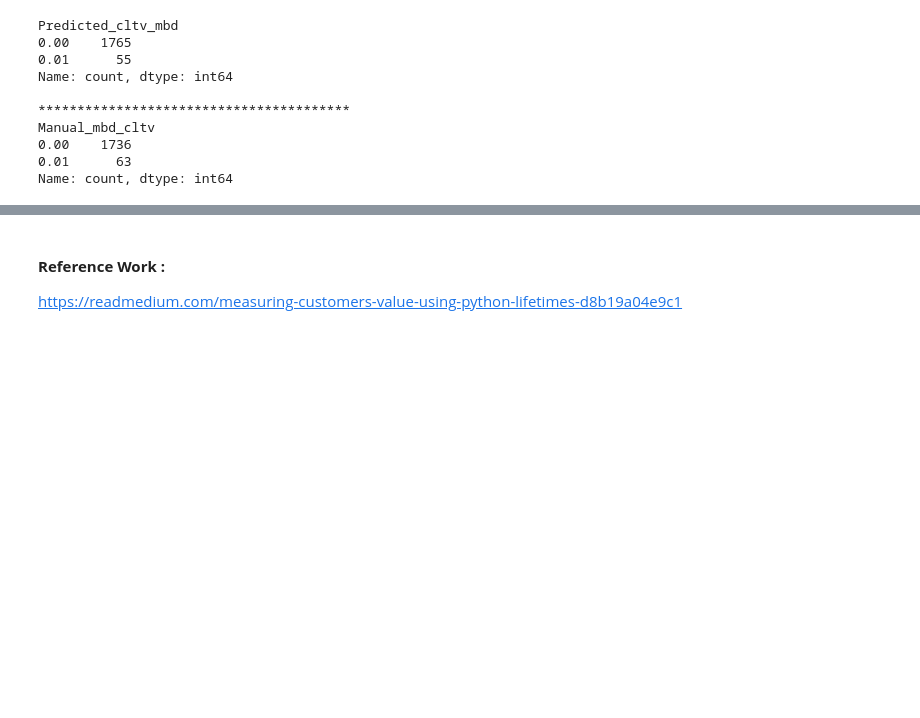
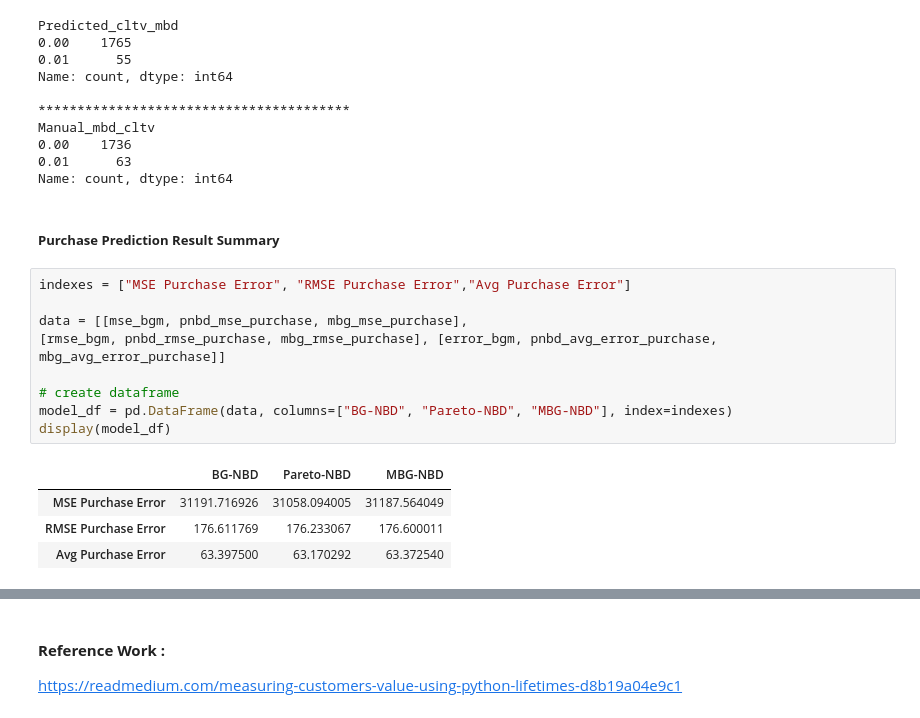
Before and after one commit to annugit1655/Customer-Behaviour-Analysis-with-CLTV, a Jupyter notebook: notebooks/04-CLTV-Probabilistic-models.ipynb, the cells around one changed output, grey strips where cells are left out. Cells and saved outputs as stored; diff of their text form; blank space fills up the shorter version.

```diff
--- a/notebooks/04-CLTV-Probabilistic-models.ipynb
+++ b/notebooks/04-CLTV-Probabilistic-models.ipynb
@@ -1494,3 +1496,19 @@ Manual_mbd_cltv
 0.00    1736
 0.01      63
 Name: count, dtype: int64
+# %% [markdown]
+##### **Purchase Prediction Result Summary**
+# %%
+indexes = ["MSE Purchase Error", "RMSE Purchase Error","Avg Purchase Error"]
+
+data = [[mse_bgm, pnbd_mse_purchase, mbg_mse_purchase],
+[rmse_bgm, pnbd_rmse_purchase, mbg_rmse_purchase], [error_bgm, pnbd_avg_error_purchase, mbg_avg_error_purchase]]
+
+# create dataframe
+model_df = pd.DataFrame(data, columns=["BG-NBD", "Pareto-NBD", "MBG-NBD"], index=indexes)
+display(model_df)
+# %% [output]
+|  | BG-NBD | Pareto-NBD | MBG-NBD |
+| MSE Purchase Error | 31191.716926 | 31058.094005 | 31187.564049 |
+| RMSE Purchase Error | 176.611769 | 176.233067 | 176.600011 |
+| Avg Purchase Error | 63.397500 | 63.170292 | 63.372540 |
```
Also changed, not shown: parts of 35 cells of this notebook.
